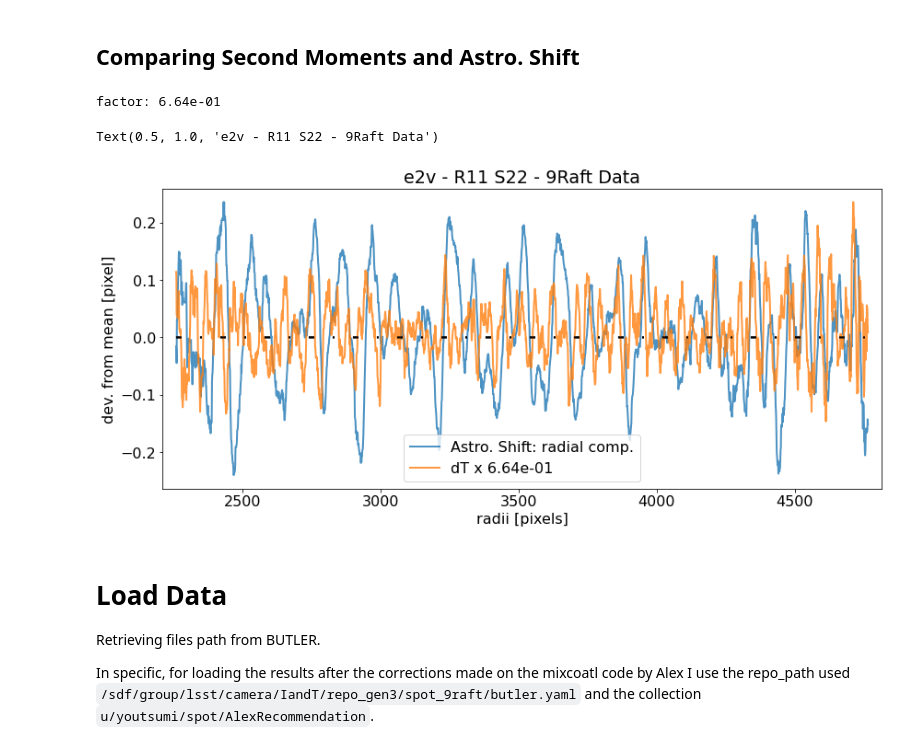
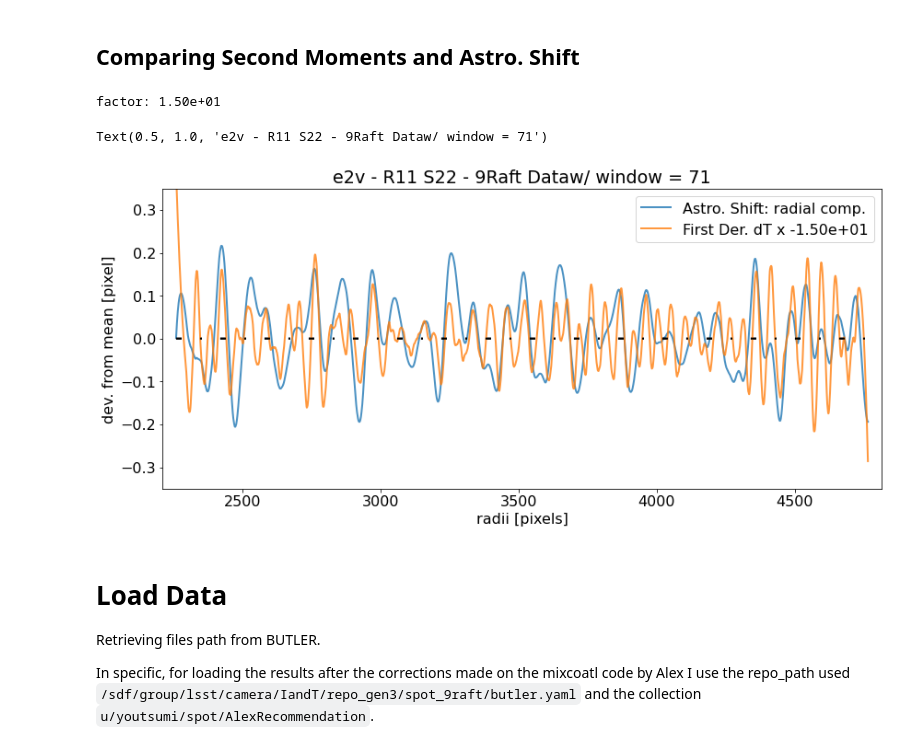
Before and after one commit to estevesjh/lsst-treeRing, a Jupyter notebook: 3-compareTreeRingSingal.ipynb, the cells around one changed output. Drawn from its saved outputs; the diff is of its cells as text; code cells hidden in the pictures.

Commit message:
der. of the signal

```diff
--- a/3-compareTreeRingSingal.ipynb
+++ b/3-compareTreeRingSingal.ipynb
@@ -41,17 +41,17 @@ import matplotlib.pyplot as plt
 # offset = dr[0][0]-dT[0][0]
 # print(offset)
 # %%
-def plot_profile(out,ax=None,color=None,unit='pixel',label="",fill=False,factor=1.,percentage=False):
+def plot_profile(out,ax=None,color=None,unit='pixel',label="",fill=False,factor=1.,percentage=False,alpha=0.8):
     x,y,ym,yp = out[0], out[1], out[3], out[4]
 
     pr=1.
     if percentage: pr=100.
 
     if ax is None: ax=plt.axes()
-    p     = ax.plot(x, factor*y*pr, lw=2, color=color,label=label,alpha=0.8)
+    p     = ax.plot(x, factor*y*pr, lw=2, color=color,label=label,alpha=alpha)
     ax.plot(x,0.*x, 'k',ls=(0, (3, 10, 1, 10)),lw=2)
     color = p[0].get_color()
-    if fill:    ax.fill_between(x,pr*ym,pr*yp,alpha=0.3, label=None, color=color)
+    if fill:    ax.fill_between(x,factor*pr*ym,factor*pr*yp,alpha=0.3, label=None, color=color)
 
     ax.set_xlabel('radii [pixels]')
     ax.set_ylabel('dev. from mean [%s]'%(unit))
@@ -90,0 +95,13 @@ rmin, rmax = dr[0][0]-border, dr[0][-1]+border
+# %%
+from scipy.signal import savgol_filter, general_gaussian
+
+p      = 3
+signal = dF[1]
+for i in range(3):
+    window = (14*i+5)
+    der = savgol_filter(signal, window, polyorder = p, deriv=1)
+    plt.plot(der, label='window: %i'%(window))
+
+plt.legend()
+plt.xlim(1500,2300)
+plt.ylim(-0.0075,0.0075)
@@ -164,6 +233,18 @@ title = '%s - R11 S22 - 9Raft Data'%(sensor)
 # %%
 border = 50
 rmin, rmax = dT[0][0]-border, dT[0][-1]+border
+# %%
+window = 71
+p      = 3
+
+dF2 = [dF[0]]
+dF2+= [savgol_filter(signal, window, polyorder = p, deriv=1) for signal in dF[1:]]
+
+dr2 = [dr[0]]
+dr2+= [savgol_filter(signal, window, polyorder = p, deriv=0) for signal in dr[1:]]
+
+dT2 = [dr[0]]
+dT2+= [savgol_filter(signal, window, polyorder = p, deriv=1) for signal in dT[1:]]
 # %% [markdown]
 ## Astro. Shift
 # %%
@@ -206,19 +287,20 @@ Text(0.5, 1.0, 'e2v - R11 S22 - 9Raft Data')
 # %% [markdown]
 ## Comparing Second Moments and Astro. Shift
 # %%
-factor = get_factor(dT,dr,is_range=False)
+factor = get_factor(dT2,dr2,is_range=False)
 # %% [output]
-factor: 6.64e-01
+factor: 1.50e+01
 # %%
 fig, ax = plt.subplots(1, 1, figsize=(14, 6))
-plot_profile(dr,label='Astro. Shift: radial comp.',ax=ax,fill=False)
-plot_profile(dT,label='dT x %.2e'%(factor),ax=ax,factor=factor)
+plot_profile(dr2,label='Astro. Shift: radial comp.',ax=ax,fill=False)
+plot_profile(dT2,label='First Der. dT x %.2e'%(-1*factor),ax=ax,factor=-1*factor)
 ax.legend(fontsize=16)
 ax.set_xlim(rmin,rmax)
-ax.set_title(title)
+ax.set_ylim(-0.35,0.35)
+ax.set_title(title + 'w/ window = %i'%window)
 # %% [output]
-Text(0.5, 1.0, 'e2v - R11 S22 - 9Raft Data')
+Text(0.5, 1.0, 'e2v - R11 S22 - 9Raft Dataw/ window = 71')
-[figure, old version]
+[figure, new version]
 # %%
 ## is dT only noise? Does the e2v has a TR pattern?
 # %% [markdown]
```
Also changed, not shown: parts of 16 cells of this notebook.
